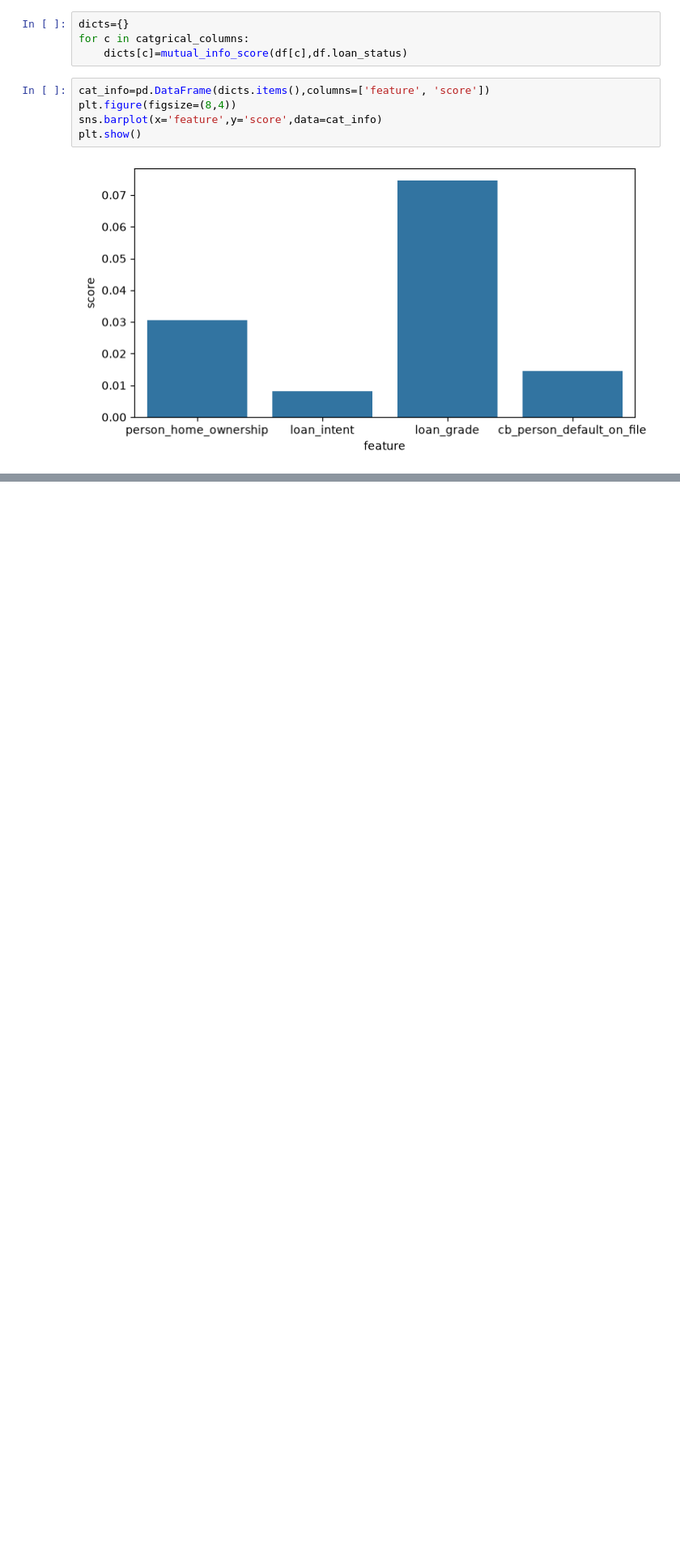
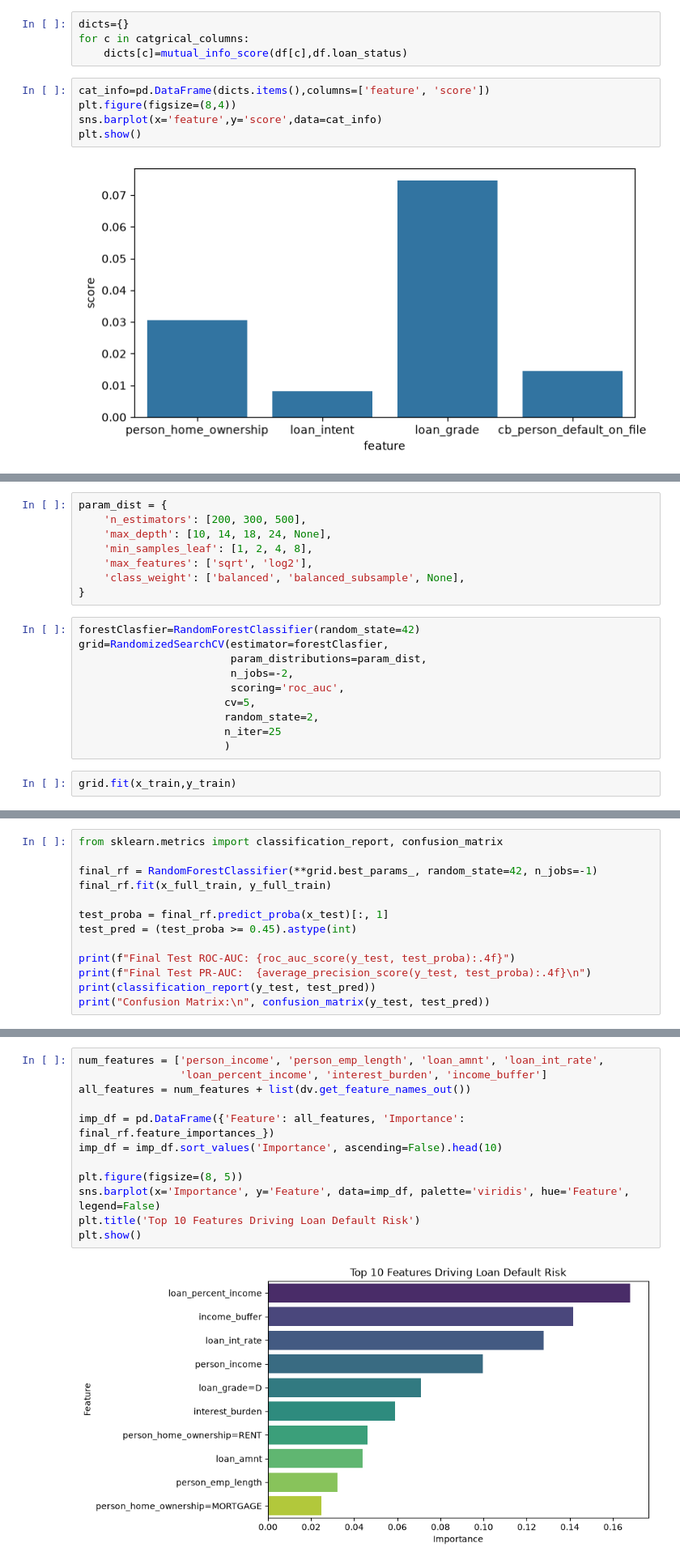
Before and after one commit to Bader-Badawi/loan-default-classifier, a Jupyter notebook: Notebook.ipynb, the cells around one changed output, grey strips where cells are left out. Shown at 81% size. Drawn from its saved outputs; the diff is of its cells as text; blank space fills up the shorter version.

```diff
--- a/Notebook.ipynb
+++ b/Notebook.ipynb
@@ -210,0 +335,20 @@ array([0.02175759])
+# %%
+param_dist = {
+    'n_estimators': [200, 300, 500],
+    'max_depth': [10, 14, 18, 24, None],
+    'min_samples_leaf': [1, 2, 4, 8],
+    'max_features': ['sqrt', 'log2'],
+    'class_weight': ['balanced', 'balanced_subsample', None],
+}
+# %%
+forestClasfier=RandomForestClassifier(random_state=42)
+grid=RandomizedSearchCV(estimator=forestClasfier,
+                        param_distributions=param_dist,
+                        n_jobs=-2,
+                        scoring='roc_auc',
+                       cv=5,
+                       random_state=2,
+                       n_iter=25
+                       )
+# %%
+grid.fit(x_train,y_train)
@@ -210,0 +391,13 @@ array([0.02175759])
+# %%
+from sklearn.metrics import classification_report, confusion_matrix
+
+final_rf = RandomForestClassifier(**grid.best_params_, random_state=42, n_jobs=-1)
+final_rf.fit(x_full_train, y_full_train)
+
+test_proba = final_rf.predict_proba(x_test)[:, 1]
+test_pred = (test_proba >= 0.45).astype(int)
+
+print(f"Final Test ROC-AUC: {roc_auc_score(y_test, test_proba):.4f}")
+print(f"Final Test PR-AUC:  {average_precision_score(y_test, test_proba):.4f}\n")
+print(classification_report(y_test, test_pred))
+print("Confusion Matrix:\n", confusion_matrix(y_test, test_pred))
@@ -210,0 +439,14 @@ array([0.02175759])
+# %%
+num_features = ['person_income', 'person_emp_length', 'loan_amnt', 'loan_int_rate',
+                'loan_percent_income', 'interest_burden', 'income_buffer']
+all_features = num_features + list(dv.get_feature_names_out())
+
+imp_df = pd.DataFrame({'Feature': all_features, 'Importance': final_rf.feature_importances_})
+imp_df = imp_df.sort_values('Importance', ascending=False).head(10)
+
+plt.figure(figsize=(8, 5))
+sns.barplot(x='Importance', y='Feature', data=imp_df, palette='viridis', hue='Feature', legend=False)
+plt.title('Top 10 Features Driving Loan Default Risk')
+plt.show()
+# %% [output]
+[figure, added]
```
Also changed, not shown: parts of 36 cells of this notebook, 2 other files.
